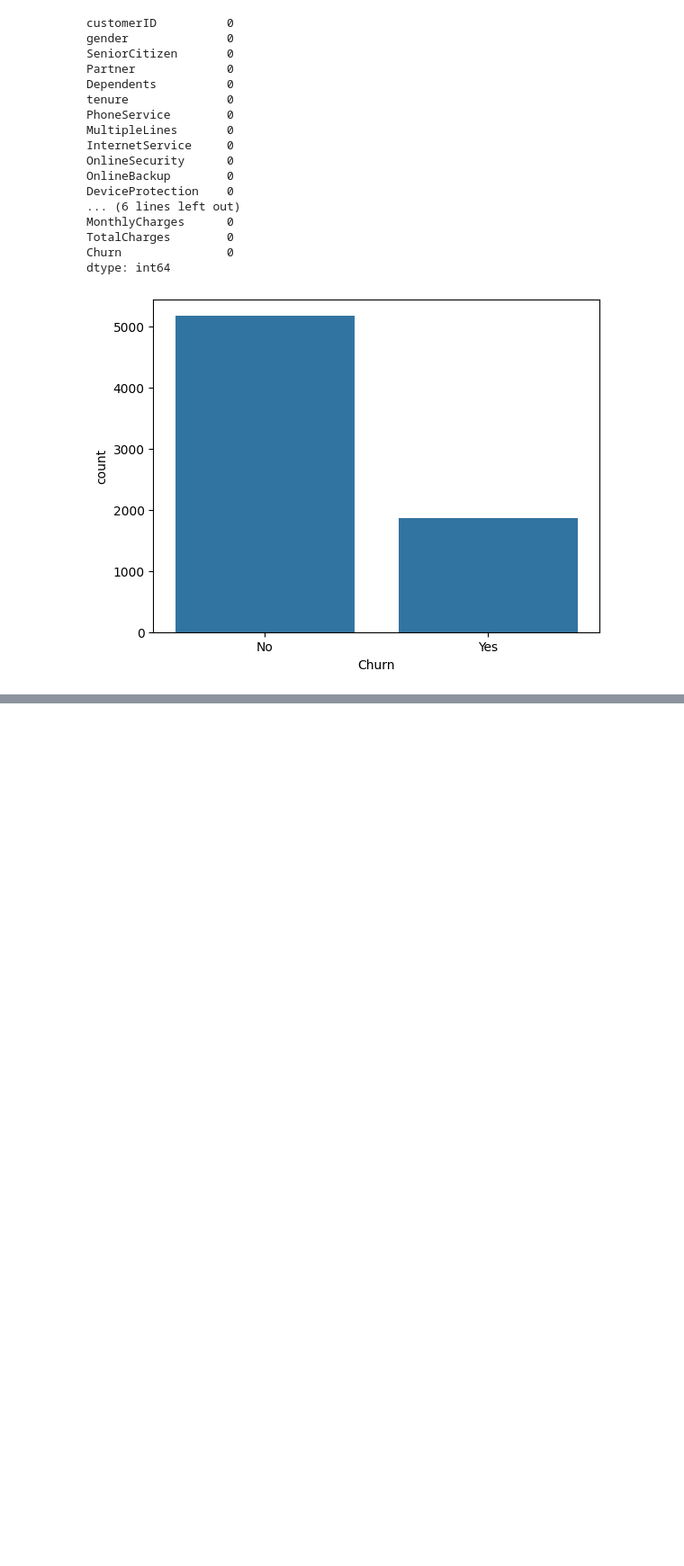
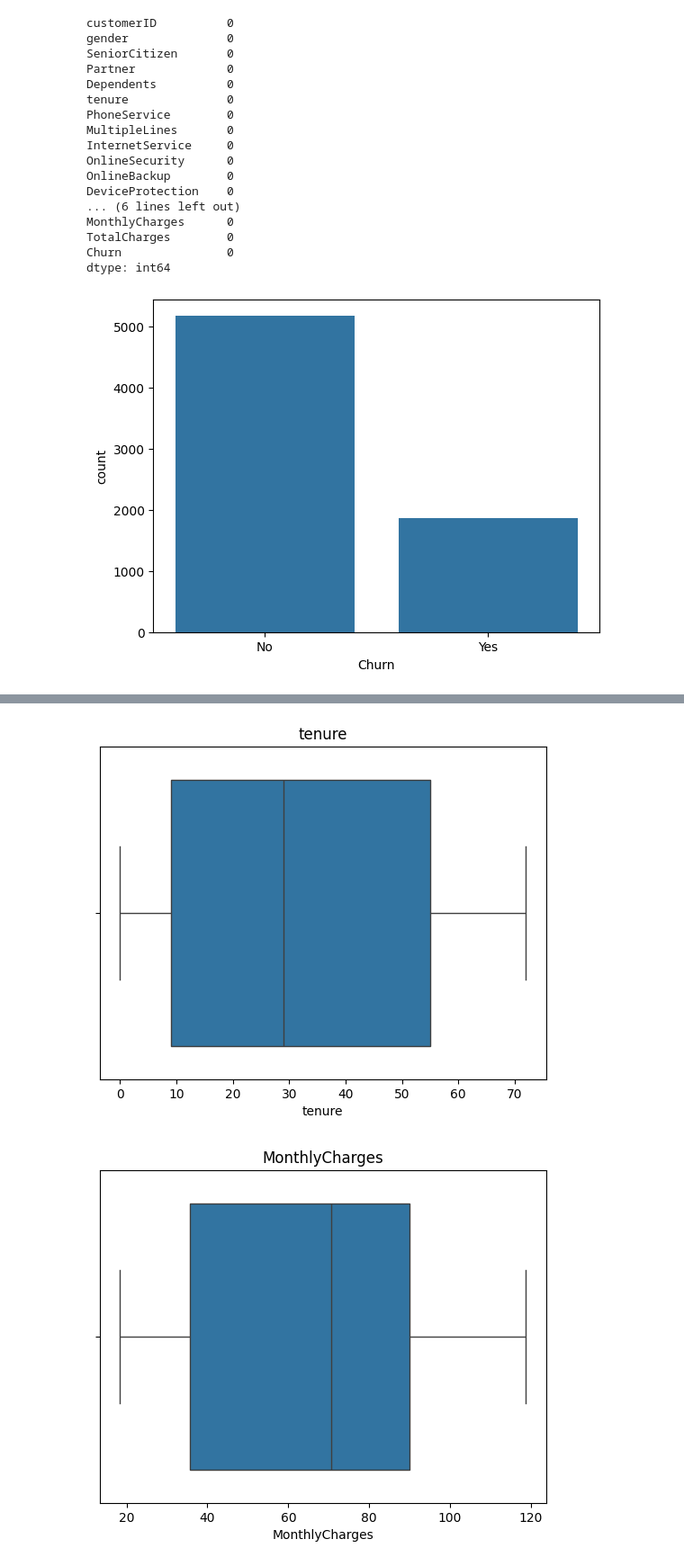
Before and after one commit to Rishi-R-h150/Learn_EDA-PreProcessing, a Jupyter notebook: notebooks/01_eda.ipynb, the cells around one changed output, grey strips where cells are left out. Shown at 90% size. Drawn from its saved outputs; the diff is of its cells as text; code cells hidden in the pictures; blank space fills up the shorter version.

Commit message:
outlier detection + missing_values of empty string to nan + median inputation

```diff
--- a/notebooks/01_eda.ipynb
+++ b/notebooks/01_eda.ipynb
@@ -169,0 +172,3 @@ plt.show()
+# %%
+from sklearn.model_selection import train_test_split
+X_train , X_test , Y_train , Y_test = train_test_split(x , y , test_size=0.2 , random_state= 42 ,  stratify = y)
@@ -169,0 +233,5 @@ plt.show()
+# %%
+import numpy as np
+
+X_train = X_train.replace(' ', np.nan)
+X_test = X_test.replace(' ', np.nan)
@@ -169,0 +258,3 @@ plt.show()
+# %%
+X_train["TotalCharges"] = pd.to_numeric(X_train["TotalCharges"] , errors="coerce")
+X_test["TotalCharges"] = pd.to_numeric(X_test["TotalCharges"] , errors = "coerce")
@@ -169,0 +293,5 @@ plt.show()
+# %%
+from sklearn.impute import SimpleImputer
+num_imputer = SimpleImputer(strategy="median")
+X_train[["TotalCharges"]] = num_imputer.fit_transform(X_train[['TotalCharges']])
+X_test[["TotalCharges"]] = num_imputer.fit_transform(X_test[['TotalCharges']])
@@ -169,0 +319,11 @@ plt.show()
+# %%
+import seaborn as sns
+import matplotlib.pyplot as plt
+
+for col in ['tenure' , 'MonthlyCharges' , 'TotalCharges']:
+    sns.boxplot(x = X_train[col])
+    plt.title(col)
+    plt.show()
+# %% [output]
+[figure, added]
+[figure, added]
```
Also changed, not shown: parts of 18 cells of this notebook.
